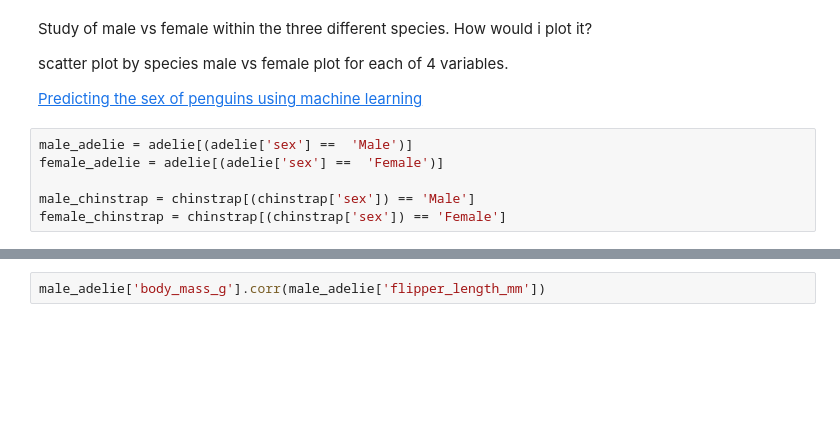
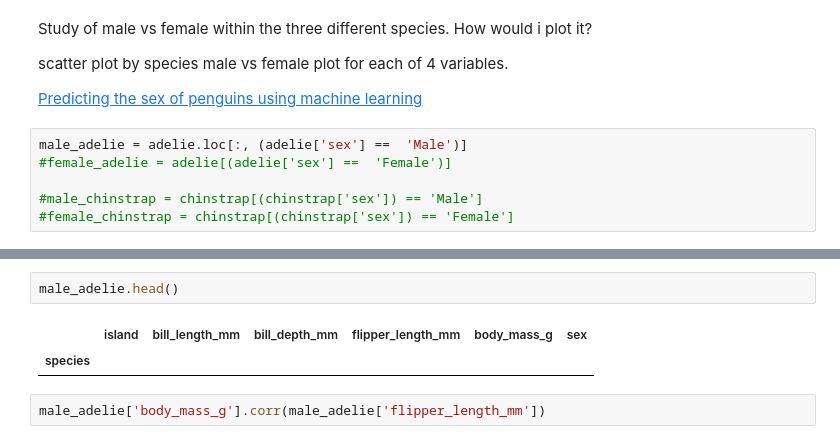
Before and after one commit to IreneKilgannon/DataAnalytics, a Jupyter notebook: penguins.ipynb, the cells around one changed output, grey strips where cells are left out. Cells and saved outputs as stored; diff of their text form; blank space fills up the shorter version.

```diff
--- a/penguins.ipynb
+++ b/penguins.ipynb
@@ -741,8 +739,8 @@ plot for each of 4 variables.
 
 [Predicting the sex of penguins using machine learning](https://www.youtube.com/watch?v=euGEsJj-oI4)
 # %%
-male_adelie = adelie[(adelie['sex'] ==  'Male')]
-female_adelie = adelie[(adelie['sex'] ==  'Female')]
+male_adelie = adelie.loc[:, (adelie['sex'] ==  'Male')]
+#female_adelie = adelie[(adelie['sex'] ==  'Female')]
 
-male_chinstrap = chinstrap[(chinstrap['sex']) == 'Male']
-female_chinstrap = chinstrap[(chinstrap['sex']) == 'Female']
+#male_chinstrap = chinstrap[(chinstrap['sex']) == 'Male']
+#female_chinstrap = chinstrap[(chinstrap['sex']) == 'Female']
@@ -760,3 +749,8 @@ plt.show()
+# %%
+male_adelie.head()
+# %% [output]
+|  | island | bill_length_mm | bill_depth_mm | flipper_length_mm | body_mass_g | sex |
+| species |  |  |  |  |  |  |
 # %%
 male_adelie['body_mass_g'].corr(male_adelie['flipper_length_mm'])
 # %% [output]
```
Also changed, not shown: parts of 22 cells of this notebook.
